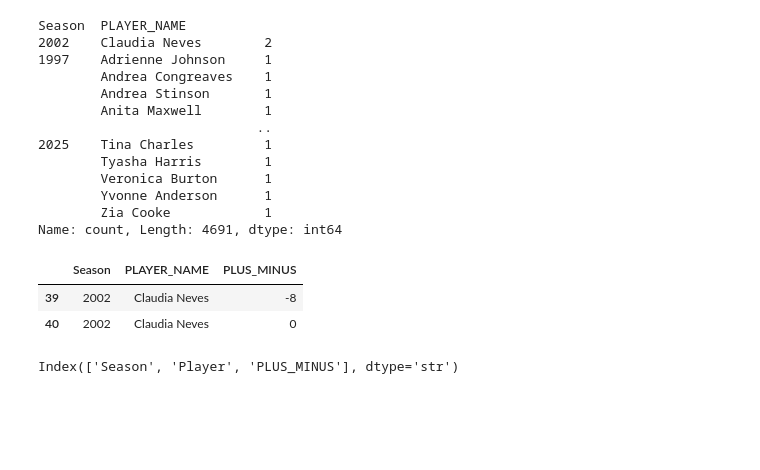
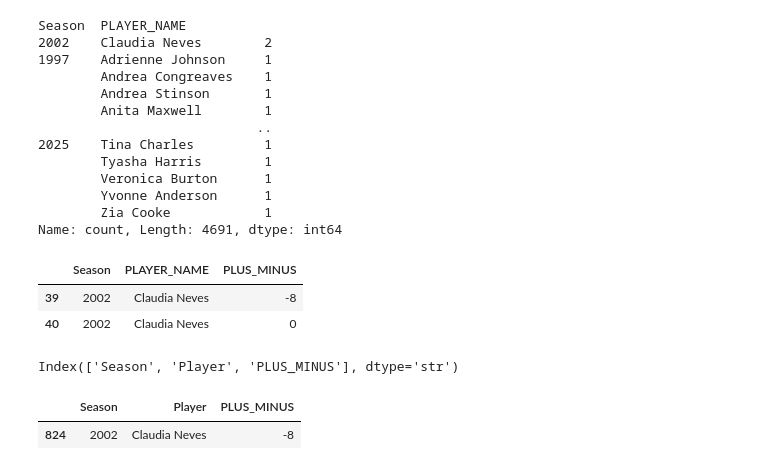
Before and after one commit to reem-naji/wnba, a Jupyter notebook: ml/notebooks/scrape.ipynb, the cells around one changed output. Saved outputs shown, nothing was run; the diff lists cells and outputs as text; code cells hidden in the pictures; blank space fills up the shorter version.

Commit message:
fixed claudia never plus minus stats

```diff
--- a/ml/notebooks/scrape.ipynb
+++ b/ml/notebooks/scrape.ipynb
@@ -587,5 +587,11 @@ data_bpm.rename(columns={
 data_bpm.columns
 # %% [output]
 Index(['Season', 'Player', 'PLUS_MINUS'], dtype='str')
+# %%
+data_bpm = data_bpm.groupby(['Season', 'Player'], as_index=False)['PLUS_MINUS'].sum()
+data_bpm[(data_bpm['Season'] == 2002) & (data_bpm['Player'] == 'Claudia Neves')]
+# %% [output]
+|  | Season | Player | PLUS_MINUS |
+| 824 | 2002 | Claudia Neves | -8 |
 # %%
 data_bpm.to_csv(r'../data/wnba_players_plus_minus.csv')
```
Also changed, not shown: 1 other file.
